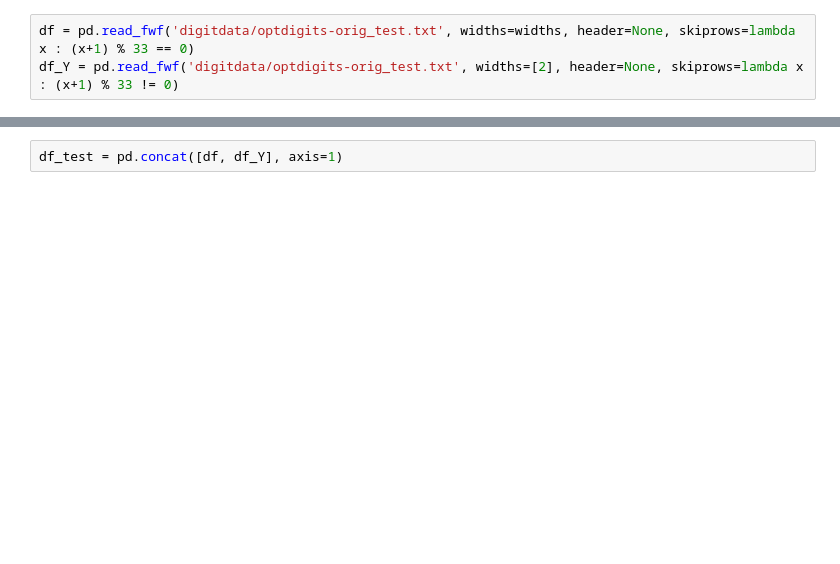
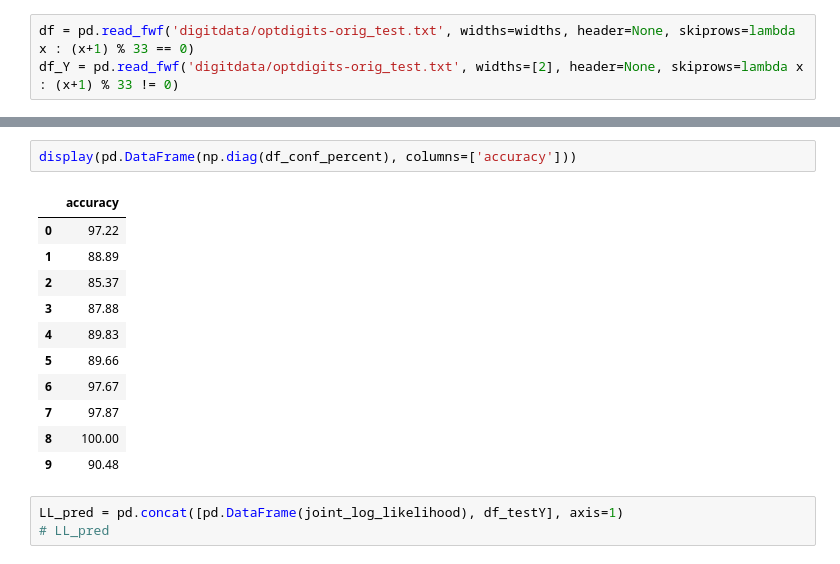
Before and after one commit to 20joseph10/CS440-MP3, a Jupyter notebook: MP3.ipynb, the cells around one changed output, grey strips where cells are left out. Saved outputs shown, nothing was run; the diff lists cells and outputs as text; blank space fills up the shorter version.

```diff
--- a/MP3.ipynb
+++ b/MP3.ipynb
@@ -20,2 +122,17 @@ df_Y.columns = ['label']
+# %%
+display(pd.DataFrame(np.diag(df_conf_percent), columns=['accuracy']))
+# %% [output]
+|  | accuracy |
+| 0 | 97.22 |
+| 1 | 88.89 |
+| 2 | 85.37 |
+| 3 | 87.88 |
+| 4 | 89.83 |
+| 5 | 89.66 |
+| 6 | 97.67 |
+| 7 | 97.87 |
+| 8 | 100.00 |
+| 9 | 90.48 |
 # %%
-df_test = pd.concat([df, df_Y], axis=1)
+LL_pred = pd.concat([pd.DataFrame(joint_log_likelihood), df_testY], axis=1)
+# LL_pred
```
Also changed, not shown: parts of 23 cells of this notebook.
